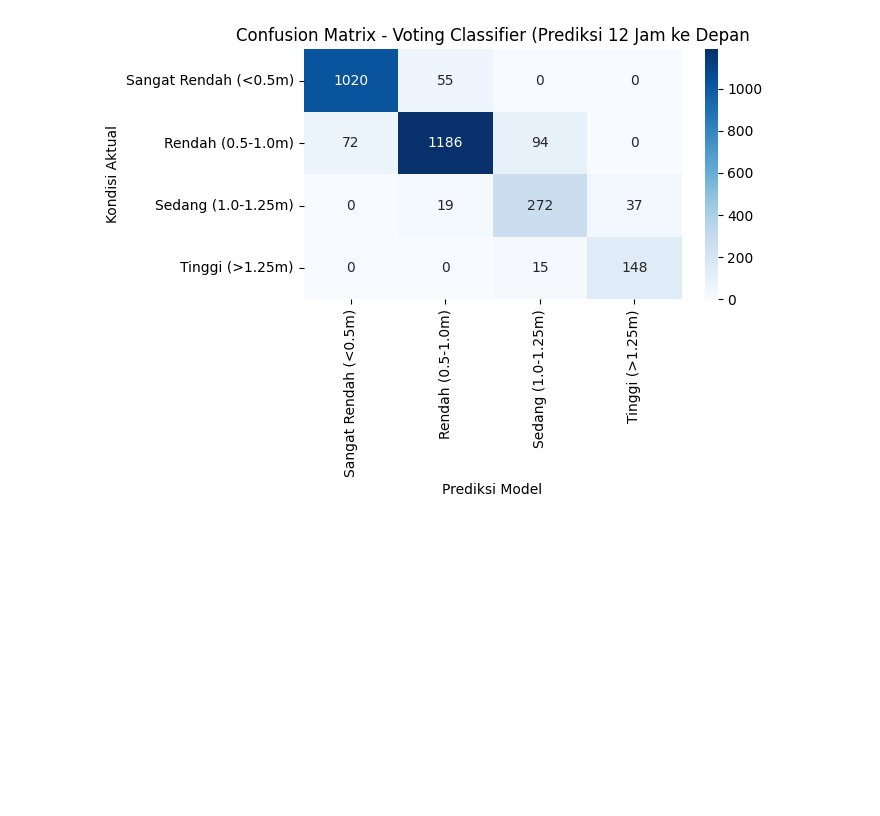
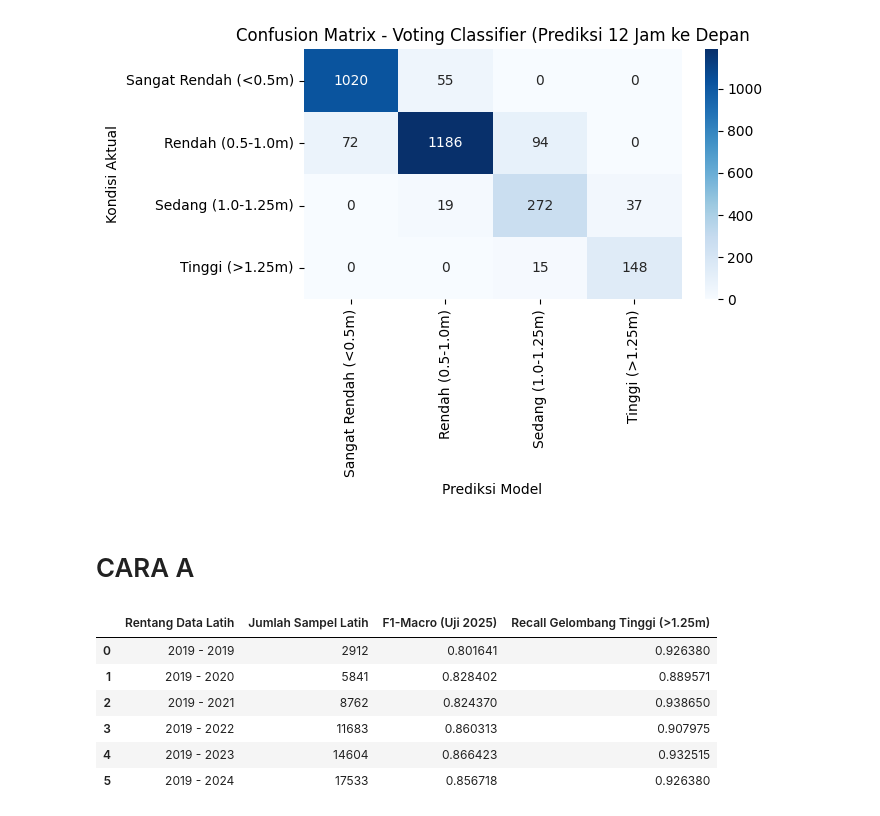
Before and after one commit to Vnooo13/Vnooo13, a Jupyter notebook: Commit_ML_02.ipynb, the cells around one changed output. Drawn from its saved outputs; the diff is of its cells as text; code cells hidden in the pictures; blank space fills up the shorter version.

Commit message:
CARA A

```diff
--- a/Commit_ML_02.ipynb
+++ b/Commit_ML_02.ipynb
@@ -367,3 +367,50 @@ Sangat Rendah (<0.5m)       0.93      0.95      0.94      1075
             macro avg       0.85      0.89      0.87      2918
          weighted avg       0.91      0.90      0.90      2918
 [figure]
+# %% [markdown]
+# CARA A
+# %%
+# Simulasi Expanding Window (Penambahan Data Historis per Tahun + Penalti Kelas Tinggi)
+train_years = [2019, 2020, 2021, 2022, 2023, 2024]
+reinforcement_logs = []
+
+for end_year in train_years:
+    # Ambil subset data dari 2019 sampai end_year
+    sub_train = train_df[train_df['Time(UTC/GMT)'].dt.year <= end_year]
+    X_sub = sub_train[feature_cols].values
+    y_sub = sub_train['Target_Class'].values
+
+    # Berikan bobot ekstra (penalti reinforcement) pada kelas ekstrem/tinggi (Kelas 3)
+    # Semakin tinggi iterasi, model dipaksa fokus meminimalkan False Negative pada gelombang tinggi
+    sample_weights = np.where(y_sub == 3, 2.5, 1.0)
+
+    # Latih Voting Classifier pada subset tahun tersebut
+    iter_model = VotingClassifier(
+        estimators=[
+            ('rf', RandomForestClassifier(n_estimators=100, max_depth=10, random_state=42, n_jobs=-1)),
+            ('xgb', XGBClassifier(n_estimators=100, max_depth=5, learning_rate=0.05, random_state=42, eval_metric='mlogloss', n_jobs=-1))
+        ],
+        voting='soft',
+        n_jobs=-1
+    )
+
+    iter_model.fit(X_sub, y_sub, sample_weight=sample_weights)
+    y_iter_pred = iter_model.predict(X_test)
+
+    reinforcement_logs.append({
+        'Rentang Data Latih': f'2019 - {end_year}',
+        'Jumlah Sampel Latih': len(X_sub),
+        'F1-Macro (Uji 2025)': f1_score(y_test, y_iter_pred, average='macro'),
+        'Recall Gelombang Tinggi (>1.25m)': recall_score(y_test, y_iter_pred, labels=[3], average='macro', zero_division=0)
+    })
+
+reinf_df = pd.DataFrame(reinforcement_logs)
+display(reinf_df)
+# %% [output]
+|  | Rentang Data Latih | Jumlah Sampel Latih | F1-Macro (Uji 2025) | Recall Gelombang Tinggi (>1.25m) |
+| 0 | 2019 - 2019 | 2912 | 0.801641 | 0.926380 |
+| 1 | 2019 - 2020 | 5841 | 0.828402 | 0.889571 |
+| 2 | 2019 - 2021 | 8762 | 0.824370 | 0.938650 |
+| 3 | 2019 - 2022 | 11683 | 0.860313 | 0.907975 |
+| 4 | 2019 - 2023 | 14604 | 0.866423 | 0.932515 |
+| 5 | 2019 - 2024 | 17533 | 0.856718 | 0.926380 |
```
Also changed, not shown: parts of 1 cell of this notebook.
